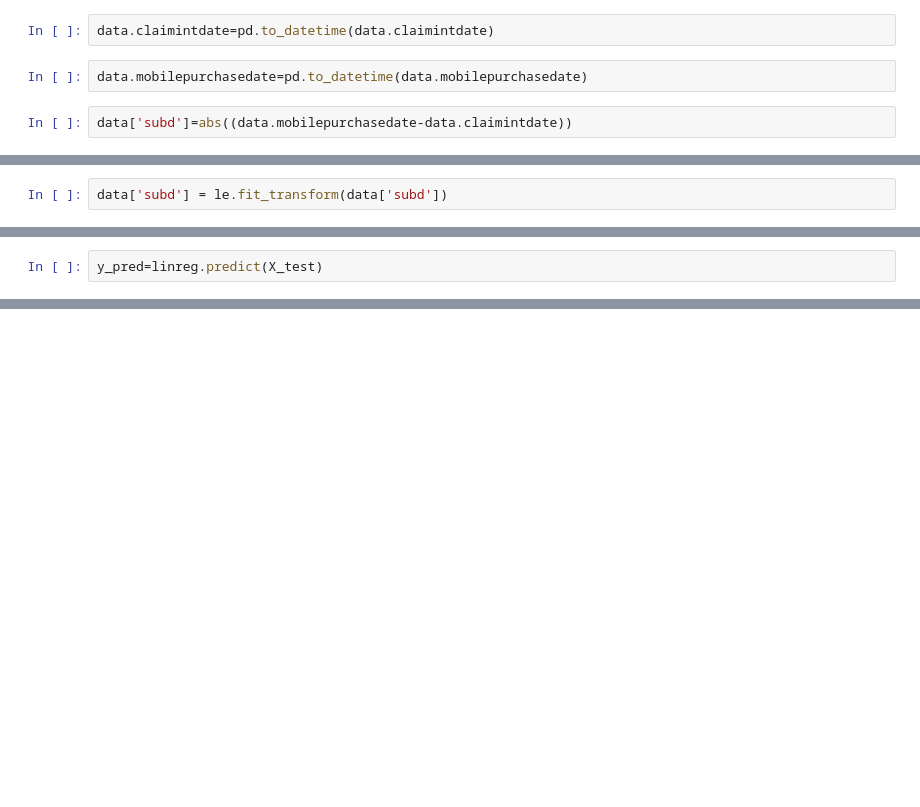
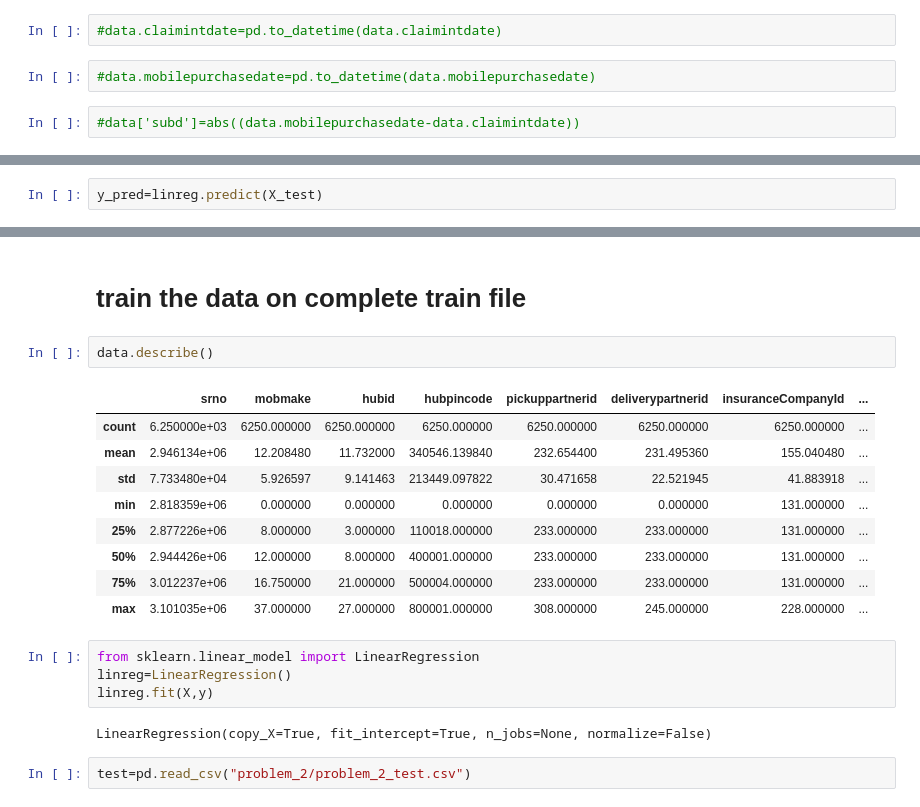
Before and after one commit to anshu789654/ml_algo_assignment, a Jupyter notebook: problem2/solution2.ipynb, the cells around one changed output, grey strips where cells are left out. Cells and saved outputs as stored; diff of their text form; blank space fills up the shorter version.

```diff
--- a/problem2/solution2.ipynb
+++ b/problem2/solution2.ipynb
@@ -69,6 +89,6 @@ data.head()
 # %%
-data.claimintdate=pd.to_datetime(data.claimintdate)
+#data.claimintdate=pd.to_datetime(data.claimintdate)
 # %%
-data.mobilepurchasedate=pd.to_datetime(data.mobilepurchasedate)
+#data.mobilepurchasedate=pd.to_datetime(data.mobilepurchasedate)
 # %%
-data['subd']=abs((data.mobilepurchasedate-data.claimintdate))
+#data['subd']=abs((data.mobilepurchasedate-data.claimintdate))
@@ -93,2 +94,0 @@ array([ 432000000000000,  345600000000000,  777600000000000,
-# %%
-data['subd'] = le.fit_transform(data['subd'])
@@ -138,0 +159,22 @@ np.sqrt(metrics.mean_squared_error(y_pred,y_test))
+# %% [markdown]
+# train the data on complete train file
+# %%
+data.describe()
+# %% [output]
+|  | srno | mobmake | hubid | hubpincode | pickuppartnerid | deliverypartnerid | insuranceCompanyId | ... |
+| count | 6.250000e+03 | 6250.000000 | 6250.000000 | 6250.000000 | 6250.000000 | 6250.000000 | 6250.000000 | ... |
+| mean | 2.946134e+06 | 12.208480 | 11.732000 | 340546.139840 | 232.654400 | 231.495360 | 155.040480 | ... |
+| std | 7.733480e+04 | 5.926597 | 9.141463 | 213449.097822 | 30.471658 | 22.521945 | 41.883918 | ... |
+| min | 2.818359e+06 | 0.000000 | 0.000000 | 0.000000 | 0.000000 | 0.000000 | 131.000000 | ... |
+| 25% | 2.877226e+06 | 8.000000 | 3.000000 | 110018.000000 | 233.000000 | 233.000000 | 131.000000 | ... |
+| 50% | 2.944426e+06 | 12.000000 | 8.000000 | 400001.000000 | 233.000000 | 233.000000 | 131.000000 | ... |
+| 75% | 3.012237e+06 | 16.750000 | 21.000000 | 500004.000000 | 233.000000 | 233.000000 | 131.000000 | ... |
+| max | 3.101035e+06 | 37.000000 | 27.000000 | 800001.000000 | 308.000000 | 245.000000 | 228.000000 | ... |
+# %%
+from sklearn.linear_model import LinearRegression
+linreg=LinearRegression()
+linreg.fit(X,y)
+# %% [output]
+LinearRegression(copy_X=True, fit_intercept=True, n_jobs=None, normalize=False)
+# %%
+test=pd.read_csv("problem_2/problem_2_test.csv")
```
Also changed, not shown: parts of 33 cells of this notebook, 1 other file.
